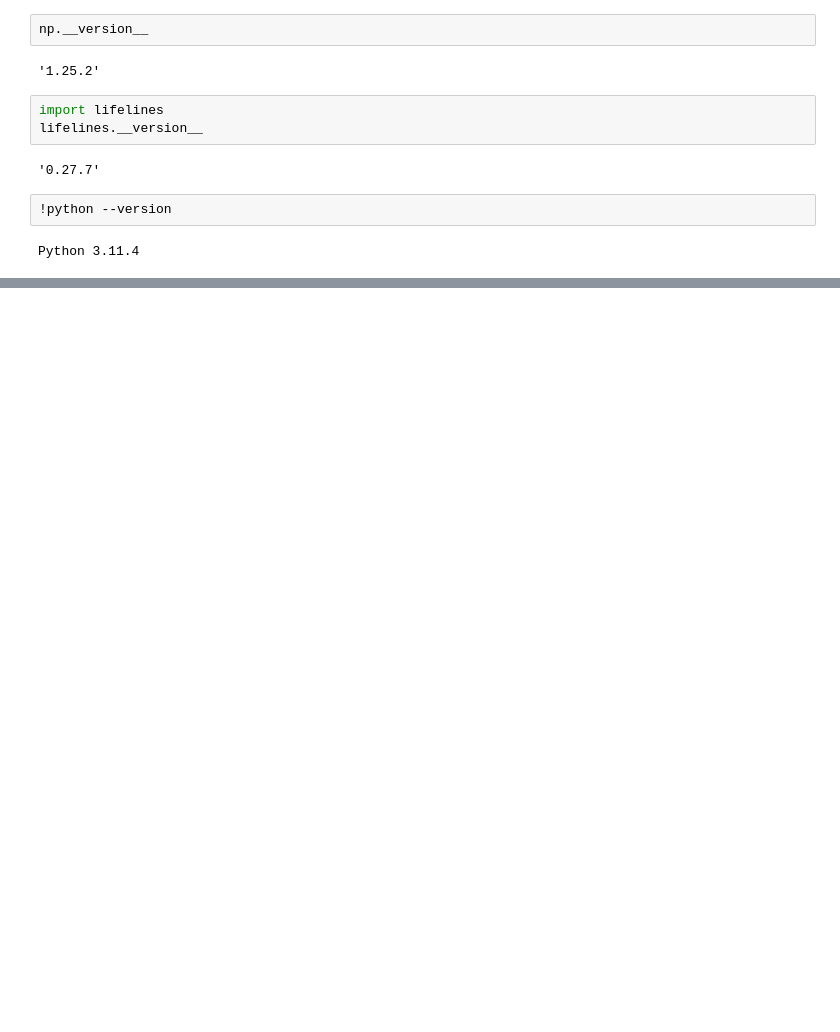
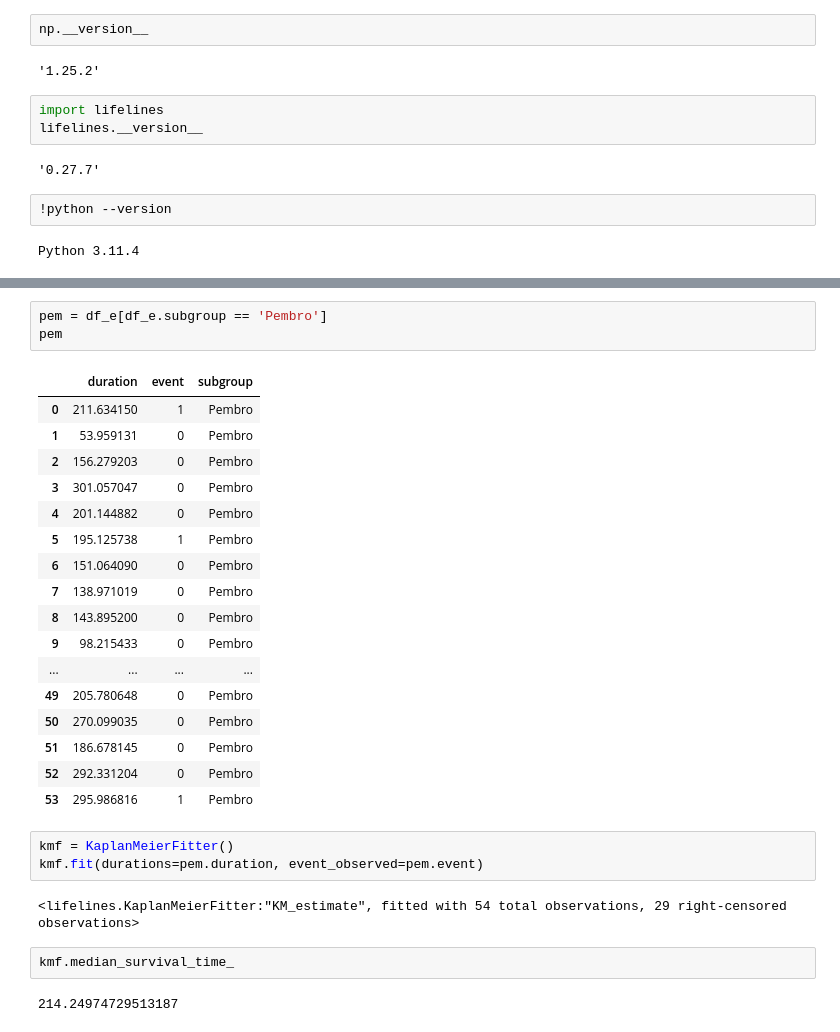
Before and after one commit to oceanvntp/KaplanMeier_curve_app, a Jupyter notebook: 設計用.ipynb, the cells around one changed output, grey strips where cells are left out. Cells and saved outputs as stored; diff of their text form; blank space fills up the shorter version.

```diff
--- a/設計用.ipynb
+++ b/設計用.ipynb
@@ -396,0 +402,30 @@ Python 3.11.4
+# %%
+pem = df_e[df_e.subgroup == 'Pembro']
+pem
+# %% [output]
+|  | duration | event | subgroup |
+| 0 | 211.634150 | 1 | Pembro |
+| 1 | 53.959131 | 0 | Pembro |
+| 2 | 156.279203 | 0 | Pembro |
+| 3 | 301.057047 | 0 | Pembro |
+| 4 | 201.144882 | 0 | Pembro |
+| 5 | 195.125738 | 1 | Pembro |
+| 6 | 151.064090 | 0 | Pembro |
+| 7 | 138.971019 | 0 | Pembro |
+| 8 | 143.895200 | 0 | Pembro |
+| 9 | 98.215433 | 0 | Pembro |
+| ... | ... | ... | ... |
+| 49 | 205.780648 | 0 | Pembro |
+| 50 | 270.099035 | 0 | Pembro |
+| 51 | 186.678145 | 0 | Pembro |
+| 52 | 292.331204 | 0 | Pembro |
+| 53 | 295.986816 | 1 | Pembro |
+# %%
+kmf = KaplanMeierFitter()
+kmf.fit(durations=pem.duration, event_observed=pem.event)
+# %% [output]
+<lifelines.KaplanMeierFitter:"KM_estimate", fitted with 54 total observations, 29 right-censored observations>
+# %%
+kmf.median_survival_time_
+# %% [output]
+214.24974729513187
```
Also changed, not shown: parts of 8 cells of this notebook, 4 other files.
